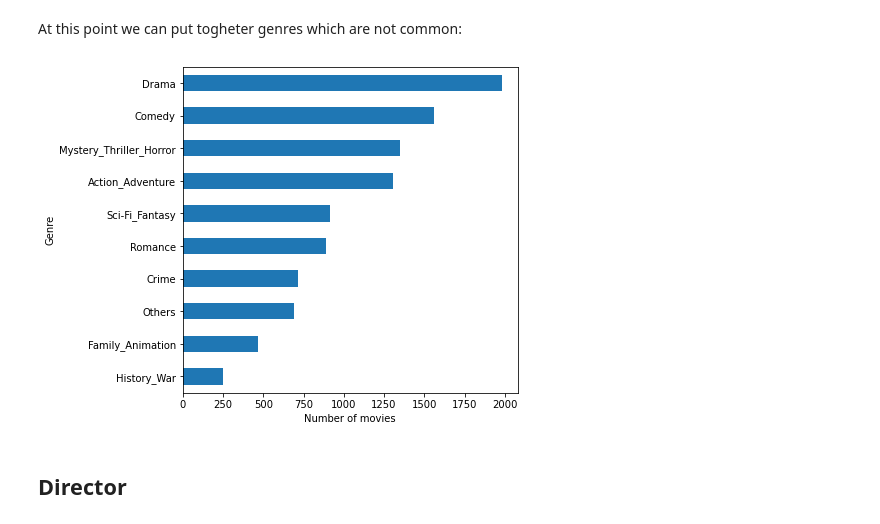
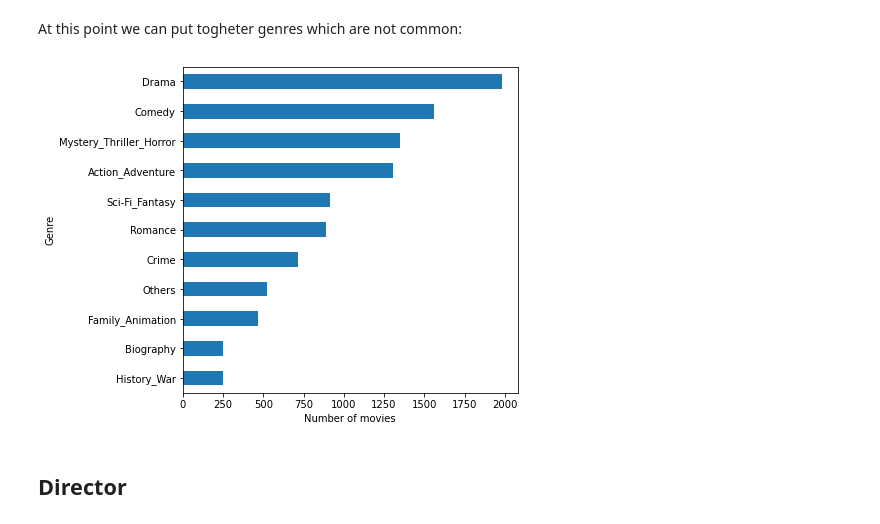
Before and after one commit to anitamezzetti/EPFL_Data_science_in_practice, a Jupyter notebook: Project/Feature_engineering.ipynb, the cells around one changed output. Saved outputs shown, nothing was run; the diff lists cells and outputs as text; code cells hidden in the pictures.

```diff
--- a/Project/Feature_engineering.ipynb
+++ b/Project/Feature_engineering.ipynb
@@ -100,23 +101,23 @@ plt.show()
 At this point we can put togheter genres which are not common:
 # %%
 #Other
-other = ['Biography','Music','Sport','Documentary','Musical','Western','Short','News']
+other = ['Music','Sport','Documentary','Musical','Western','Short','News']
+
 sum_gen = encoded_genres[other].sum(axis=1)
 encoded_genres['Others'] = np.array([sum_gen.values>0]).astype(int).T # add column if movie is one of them
 encoded_genres = encoded_genres.drop(other, axis=1) #drop other
 
 # Add genres columns to movie_df
 movie_df = movie_df.merge(encoded_genres,how='left', left_index=True, right_index=True)
-#movie_df = movie_df.drop('genres', axis=1) #drop genre
 
 count_encoded_genres = encoded_genres.sum().sort_values(ascending=True)
 fig, ax = plt.subplots(figsize=(6,6))
 count_encoded_genres.plot(kind='barh', legend = False, ax=ax)
 ax.set_xlabel('Number of movies')
 ax.set_ylabel('Genre')
 plt.show()
 # %% [output]
-[figure, old version]
+[figure, new version]
 # %% [markdown]
 ## Director
 # %%
```
Also changed, not shown: parts of 24 cells of this notebook, 3 other files.
